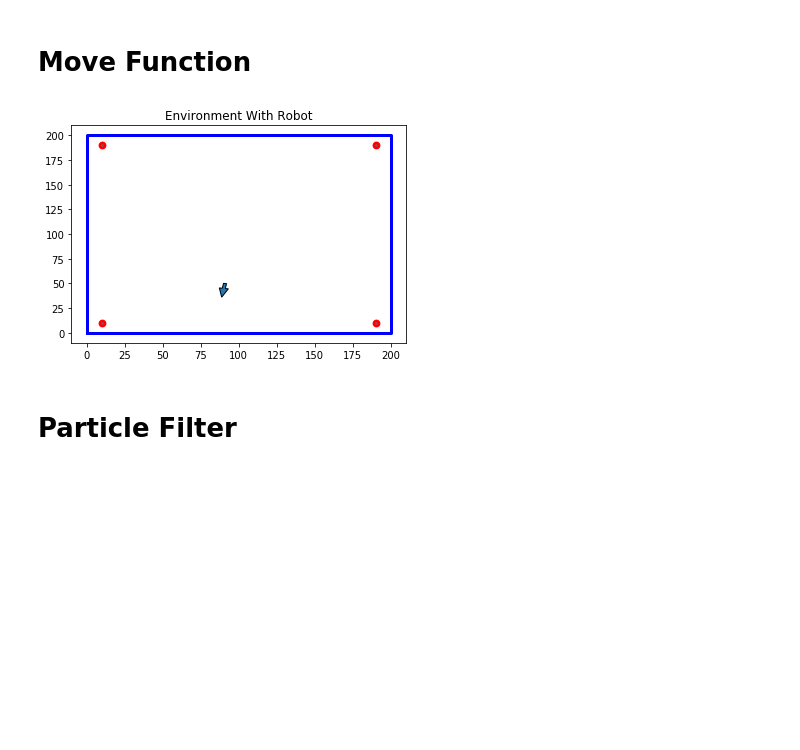
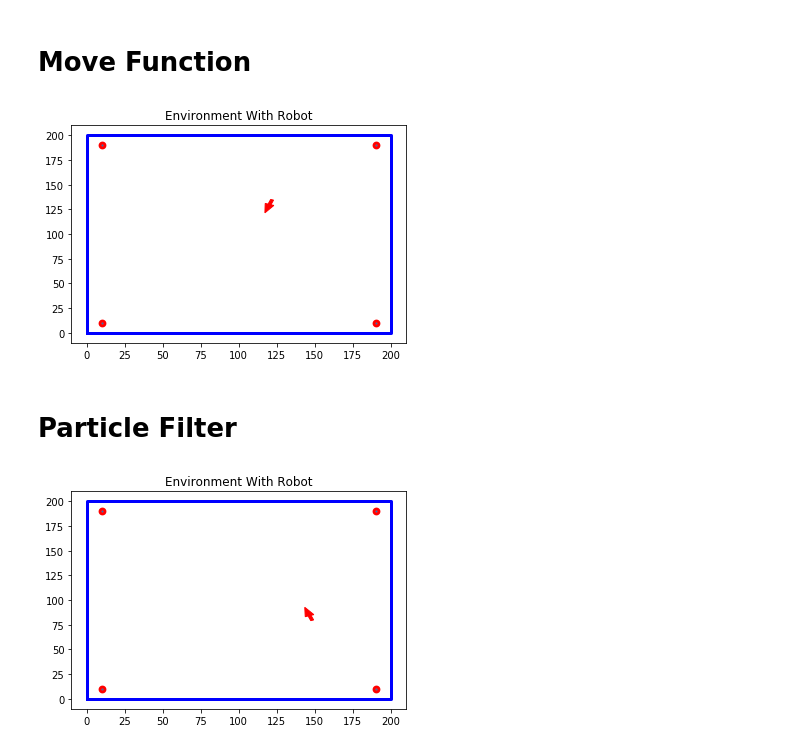
Before and after one commit to AidenWilliams/Robot-Localisation, a Jupyter notebook: Robot Localisation.ipynb, the cells around one changed output. Saved outputs shown, nothing was run; the diff lists cells and outputs as text; code cells hidden in the pictures; blank space fills up the shorter version.

```diff
--- a/Robot Localisation.ipynb
+++ b/Robot Localisation.ipynb
@@ -177,10 +181,10 @@ def move(rob, steer_angle, distance):
 # %%
 robot = move(robot, 0, 10)
 
-drawEnvWithBot()
+drawEnvWithBot(robot)
 plt.show()
 # %% [output]
-[figure, old version]
+[figure, new version]
 # %% [markdown]
 # Particle Filter
 # %%
@@ -211 +213,17 @@ def evaluate(rob, particles):
+# %%
+# --------
+
+N = 1000
+T = 5
+
+robot = {
+            "front_x": random() * world_size,
+            "front_y": random() * world_size,
+            "orientation": random() * 2 * pi,
+            "steering": -MAX_STEERING_ANGLE + (MAX_STEERING_ANGLE*2)*random()
+        }
+drawEnvWithBot(robot)
+plt.show()
+# %% [output]
+[figure, added]
 # %%
```
Also changed, not shown: parts of 14 cells of this notebook.
